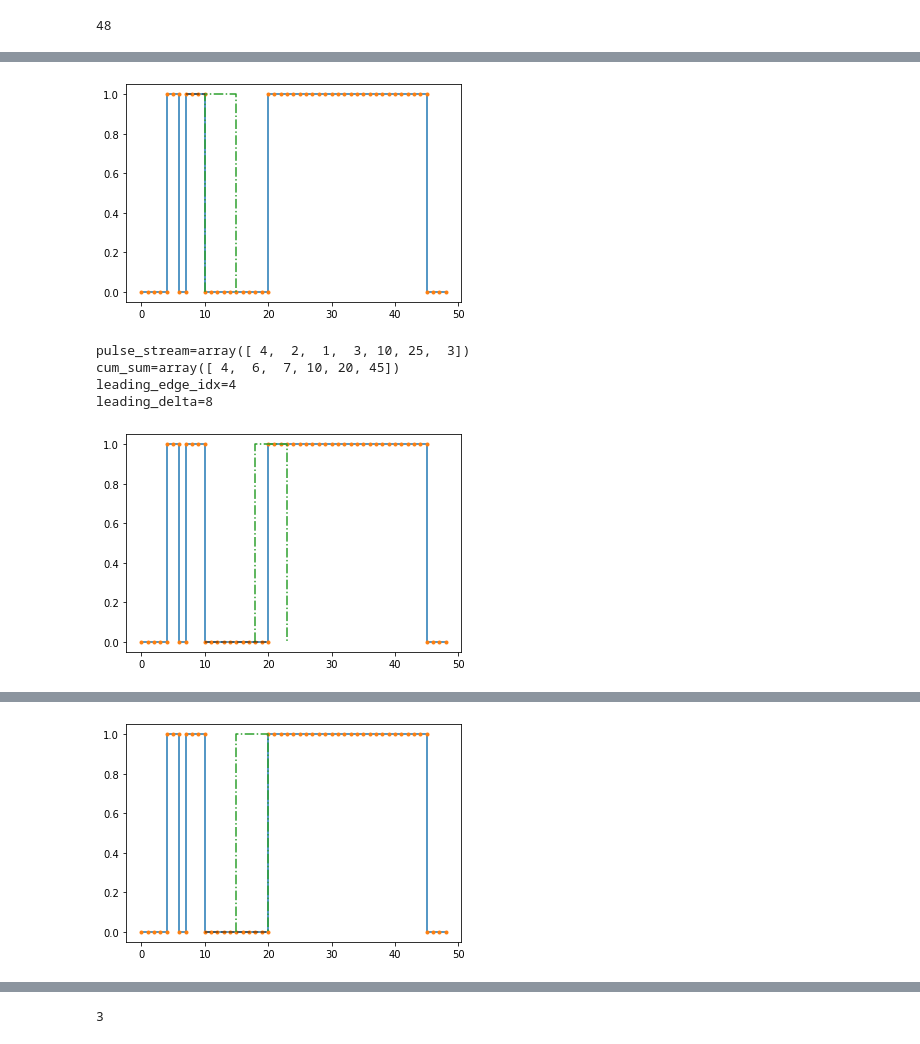
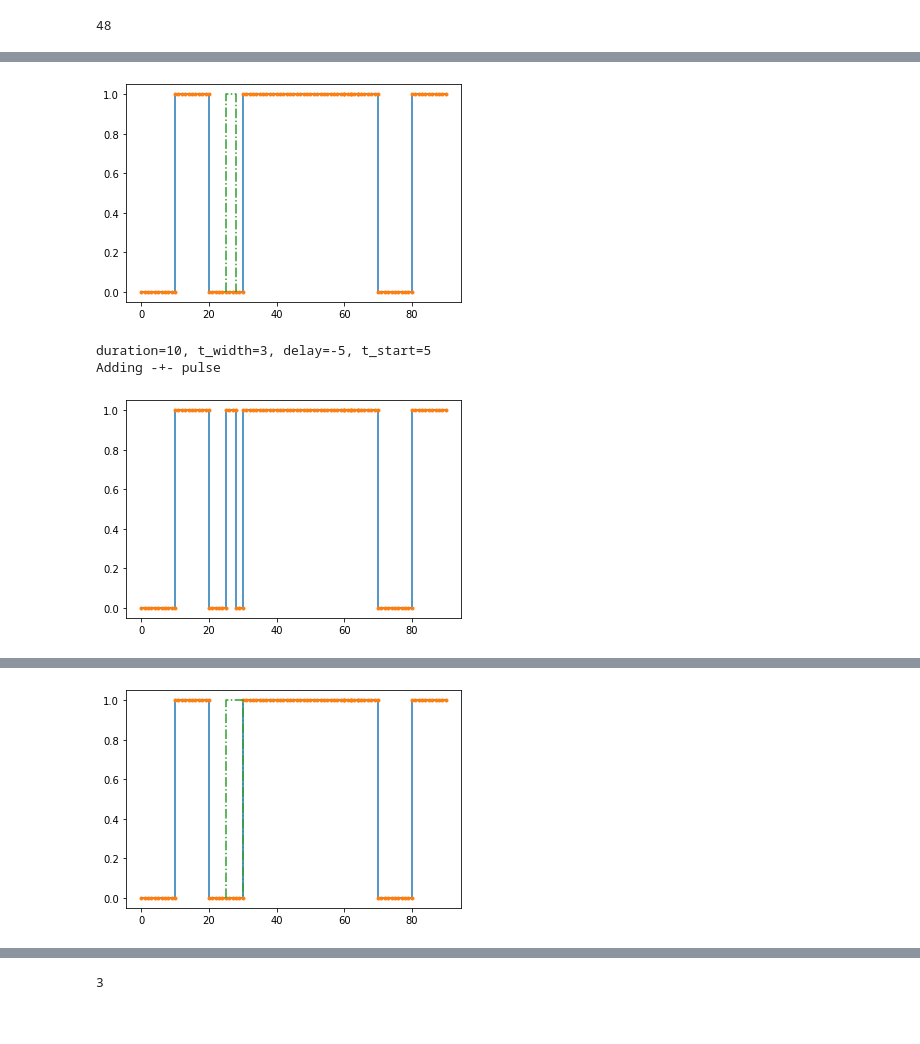
Before and after one commit to stormyweathers/strobe-controller, a Jupyter notebook: advanced-timing-control.ipynb, the cells around one changed output, grey strips where cells are left out. Drawn from its saved outputs; the diff is of its cells as text; code cells hidden in the pictures.

Commit message:
started implementing pulse addition in python, first few cases are working

```diff
--- a/advanced-timing-control.ipynb
+++ b/advanced-timing-control.ipynb
@@ -177,4 +272 @@ detected sign change!
 nested_pulse_train( [ -10, 10, -10, 34, 10, ] )
-# %%
-for pulse in consolidation_test.pulses:
-    print(f"{pulse=}, {type(pulse)=}")
@@ -196,8 +273,15 @@ def partial_cum_sum(pulse_stream,t_start,t_width):
 # %%
-## Insert a pulse into the pulse stream
-t_start  = 21
-t_width = 3
+train = nested_pulse_train( [-10,10,-10,30, nested_pulse_train([2,2,6,-10]),10 ]  )
 
+cases=[]
+cases.append( (20,5) )
+cases.append( (25,3) )
+cases.append( (25,5) )
+cases.append( (19,11) )
+cases.append( (40,5) )
+cases.append( (60,15) )
+cases.append( (60,25) )
+cases.append( (15,70) )
 
 """
 Cases to verify:
@@ -230,58 +314,28 @@ Cases to verify:
         *) lie within the same dead zone
 """
 
-cases=[]
-cases.append( {"t_start" : 12, "t_width" : 5, "current_state" : 0}    )
-cases.append( {"t_start" :  9, "t_width" : 5, "current_state" : 0}    )
-cases.append( {"t_start" : 10, "t_width" : 5, "current_state" : 0}    )
-cases.append( {"t_start" : 18, "t_width" : 5, "current_state" : 0}    )
-cases.append( {"t_start" : 15, "t_width" : 5, "current_state" : 0}    )
-cases.append( {"t_start" :  9, "t_width" : 12,"current_state" : 0}    )
-cases.append( {"t_start" :  10, "t_width" : 12,"current_state" : 0}    )
-cases.append( {"t_start" :  10, "t_width" : 10,"current_state" : 0}    )
-cases.append( {"t_start" :  11, "t_width" : 9, "current_state" : 0}    )
-cases.append( {"t_start" :  25, "t_width" : 5, "current_state" : 0}    )
-cases.append( {"t_start" :  20, "t_width" : 5, "current_state" : 0}    )
-cases.append( {"t_start" :  20, "t_width" :25, "current_state" : 0}    )
 
 
-for case in cases:
+for (idx, case) in enumerate(cases):
+    train = nested_pulse_train( [-10,10,-10,30, nested_pulse_train([2,2,6,-10]),10 ]  )
 
+    print(f"CASE: {idx}")
     #unpack the case
-    t_start = case["t_start"]
-    t_width = case["t_width"]
-    current_state = case["current_state"]
+    t_start = case[0]
+    t_width = case[1]
 
     #Plot the existsing pulse stream and the desired new pulse
-    ts,expanded = expand(pulse_stream,start)
+    ts,expanded = train.expand()
     plt.plot(ts,expanded)
     plt.plot(ts,expanded,".")
     ts_new, expanded_new = expand_new_pulse(t_start,t_width)
     plt.plot(ts_new,expanded_new,"-.")
-
-    #Analyze the partial sums to find where to insert the new pulse
-    cum_sum = partial_cum_sum(pulse_stream,t_start,t_width)
-    leading_edge_idx=np.argmax(np.where(cum_sum<t_start))
-    leading_delta = t_start - cum_sum[leading_edge_idx]
-
-    # Add 1 if
-    leading_edge_idx += (leading_delta >= (1-leading_edge_idx%2))
-
-    #falling_edge_idx=np.argmax(np.where(cum_sum<(t_start+t_width)))
+    plt.show()
 
 
-    print(f"{pulse_stream=}")
-    print(f"{cum_sum=}")
-    print(f"{leading_edge_idx=}")
-    print(f"{leading_delta=}")
-
-    #Compute the edges relevant for classifying the new pulse
-    #leading_edge = j-1-j%2
-    #trailing_edge = falling_edge_idx
-
-    #Plot the regions that the new pulse edges fall within
-    plt.hlines(leading_edge_idx%2,xmin=cum_sum[leading_edge_idx-1],xmax=cum_sum[leading_edge_idx],ls="--",color="black",alpha=0.5)
-    #plt.vlines(cum_sum[trailing_edge],ymax=1.1,ymin=-0.1,ls="--",color="black",alpha=0.5)
-
+    train.add_pulse(t_start,t_width)
+    ts,expanded = train.expand()
+    plt.plot(ts,expanded)
+    plt.plot(ts,expanded,".")
     plt.show()
 # %% [output]
@@ -302,6 +348,4 @@ leading_delta=3
-[figure, old version]
+[figure, new version]
-pulse_stream=array([ 4,  2,  1,  3, 10, 25,  3])
-cum_sum=array([ 4,  6,  7, 10, 20, 45])
-leading_edge_idx=4
-leading_delta=8
+duration=10, t_width=3, delay=-5, t_start=5
+Adding -+- pulse
-[figure, old version]
+[figure, new version]
@@ -312 +353 @@ leading_delta=5
-[figure, old version]
+[figure, new version]
```
Also changed, not shown: parts of 6 cells of this notebook.
